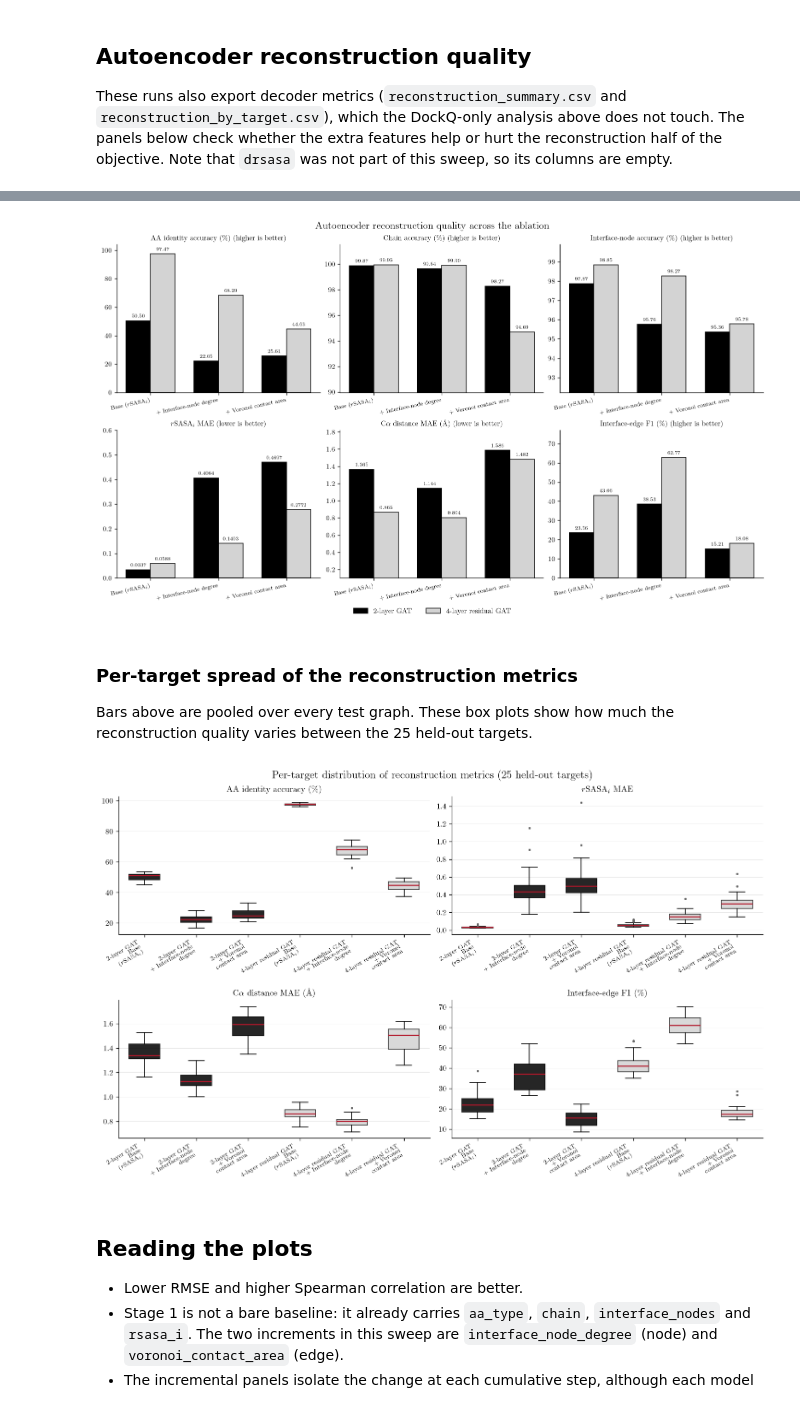
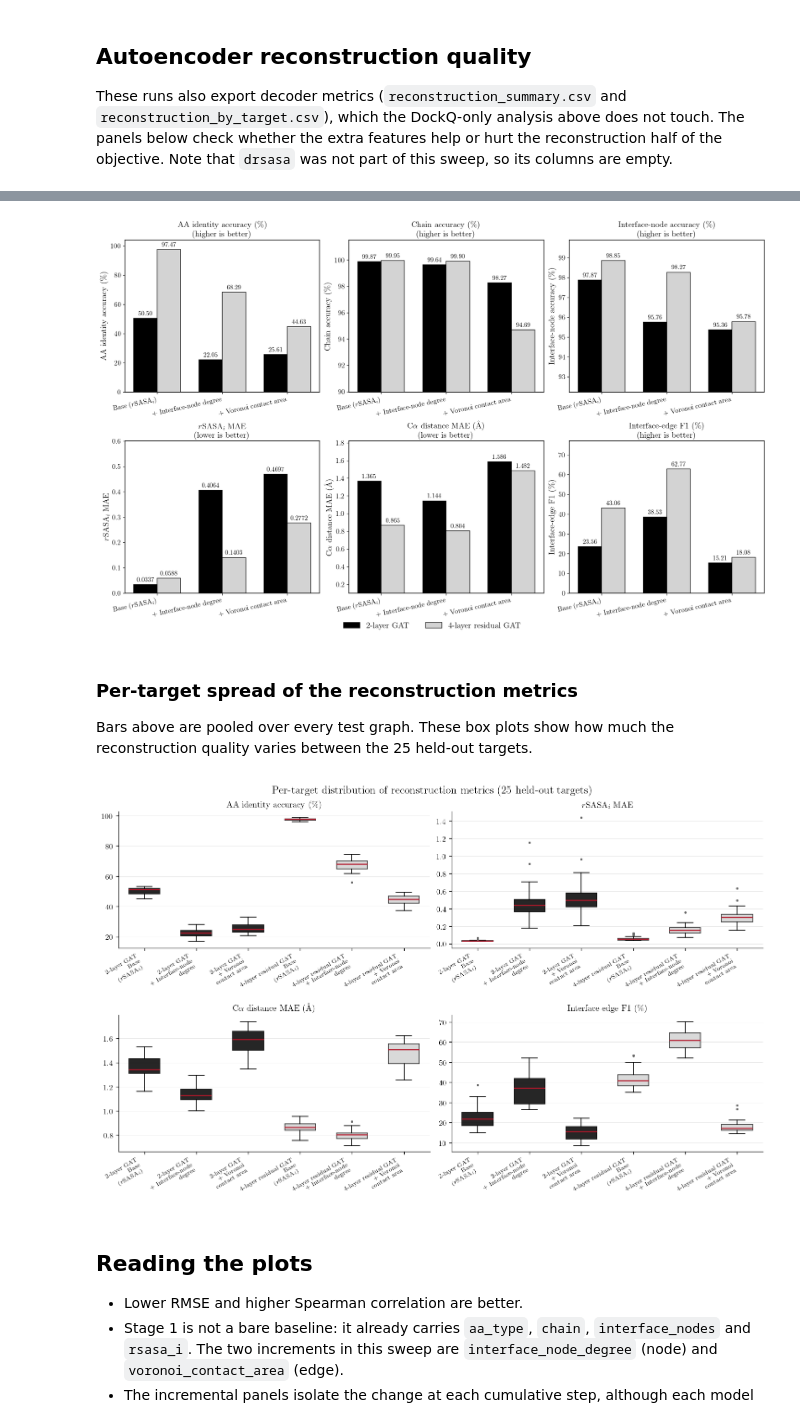
Before and after one commit to jakesumneryale/PPI-graph_autoencoder, a Jupyter notebook: gate_run/analyze_full_feature_ablation.ipynb, the cells around one changed output, grey strips where cells are left out. Saved outputs shown, nothing was run; the diff lists cells and outputs as text; code cells hidden in the pictures.

Commit message:
Big sweep of different hyper params

```diff
--- a/gate_run/analyze_full_feature_ablation.ipynb
+++ b/gate_run/analyze_full_feature_ablation.ipynb
@@ -266,8 +265,8 @@ for arch_index, (arch_key, arch_label, color) in enumerate(ARCHITECTURES):
             ax.text(position, value + 0.015, f"{value:.2f}", ha="center", va="bottom", fontsize=8)
 ax.axhline(0, color="black", lw=0.8)
 ax.set_xticks(x, [label for _, label in STAGES])
-ax.set(xlabel="Cumulative feature case", ylabel=r"Spearman $\rho_s$",
-       title="DockQ rank correlation across feature additions")
+ax.set_ylim(0, 0.75)
+ax.set(ylabel=r"Spearman $\rho$")
 ax.legend(ncol=2, loc="upper left")
 fig.savefig(FIGURE_DIR / "ablation_dockq_spearman.pdf")
 plt.show()
@@ -531,32 +530,38 @@ display(reconstruction[[
 | 4-layer residual GAT | + Interface-node degree | 30466 | 0.0259 | 0.5367 | 68.29 | ... |
 | 4-layer residual GAT | + Voronoi contact area | 30466 | 0.0439 | 9.2396 | 44.63 | ... |
 # %%
-fig, axes = plt.subplots(2, 3, figsize=(13, 7.8), constrained_layout=True)
+x = np.arange(len(STAGES))
+width = 0.36
+fig, axes = plt.subplots(2, 3, figsize=(16, 10), constrained_layout=True)
 for (column, label, fmt, lower_is_better), ax in zip(RECON_METRICS, axes.flat):
     values = reconstruction[column].astype(float)
     for arch_index, (arch_key, arch_label, color) in enumerate(ARCHITECTURES):
         subset = reconstruction.loc[reconstruction["architecture_key"] == arch_key].sort_values("stage")
         positions = x + (arch_index - 0.5) * width
         ax.bar(positions, subset[column], width, color=color, edgecolor="black", linewidth=0.9, label=arch_label)
         for position, value in zip(positions, subset[column]):
             if np.isfinite(value):
                 ax.annotate(fmt.format(value), (position, value), textcoords="offset points",
-                            xytext=(0, 3), ha="center", va="bottom", fontsize=7)
+                            xytext=(0, 3), ha="center", va="bottom", fontsize=11)
     low, high = values.min(), values.max()
     span = (high - low) or max(abs(high), 1.0) * 0.2
     top = high + 0.30 * span
     if column.endswith("_pct"):
         top = min(top, 104.0)
     ax.set_ylim(max(0.0, low - 0.9 * span), top)
-    ax.set_xticks(x, [label_.replace("\n", " ") for _, label_ in STAGES], rotation=12, ha="right", fontsize=8)
-    ax.set_title(label + ("  (lower is better)" if lower_is_better else "  (higher is better)"), fontsize=10)
+    ax.set_xticks(x, [label_.replace("\n", " ") for _, label_ in STAGES], rotation=12, ha="right", fontsize=12)
+    ax.set_ylabel(label, fontsize=14)
+    ax.tick_params(axis="both", labelsize=12)
+    for spine in ax.spines.values():
+        spine.set_visible(True)
+        spine.set_linewidth(1.0)
+    ax.set_title(label + ("\n(lower is better)" if lower_is_better else "\n(higher is better)"), fontsize=14)
 handles, labels = axes[0, 0].get_legend_handles_labels()
-fig.legend(handles, labels, loc="outside lower center", ncol=2, fontsize=10)
-fig.suptitle("Autoencoder reconstruction quality across the ablation", fontsize=14)
+fig.legend(handles, labels, loc="outside lower center", ncol=2, fontsize=14)
 fig.savefig(FIGURE_DIR / "ablation_reconstruction_metrics.pdf")
 plt.show()
 # %% [output]
-[figure, old version]
+[figure, new version]
 # %% [markdown]
 ### Per-target spread of the reconstruction metrics
 
@@ -595,7 +600,7 @@ fig.suptitle("Per-target distribution of reconstruction metrics (25 held-out tar
 fig.savefig(FIGURE_DIR / "reconstruction_per_target_distributions.pdf")
 plt.show()
 # %% [output]
-[figure, old version]
+[figure, new version]
 # %% [markdown]
 ## Reading the plots
 
```
Also changed, not shown: parts of 3 cells of this notebook, 30 other files.
